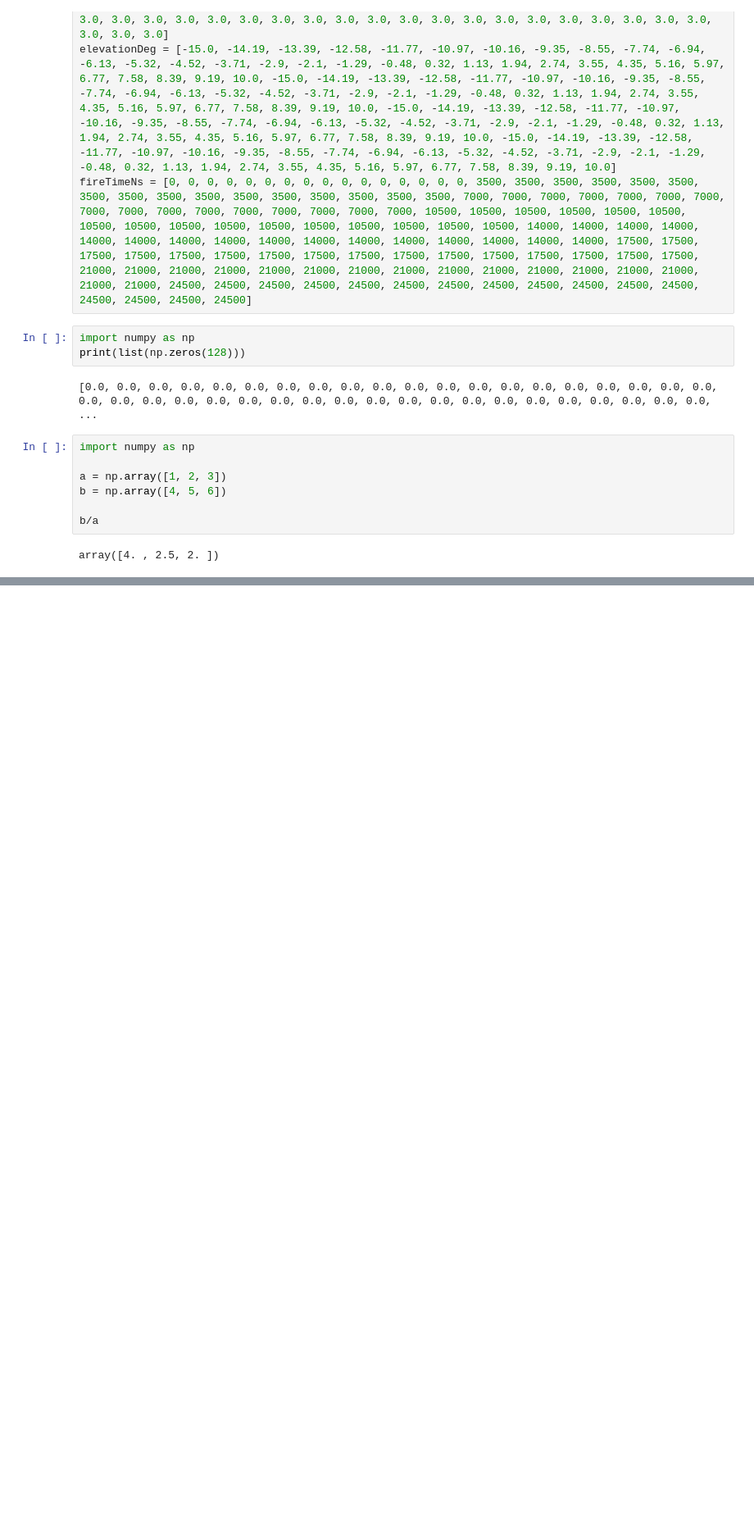
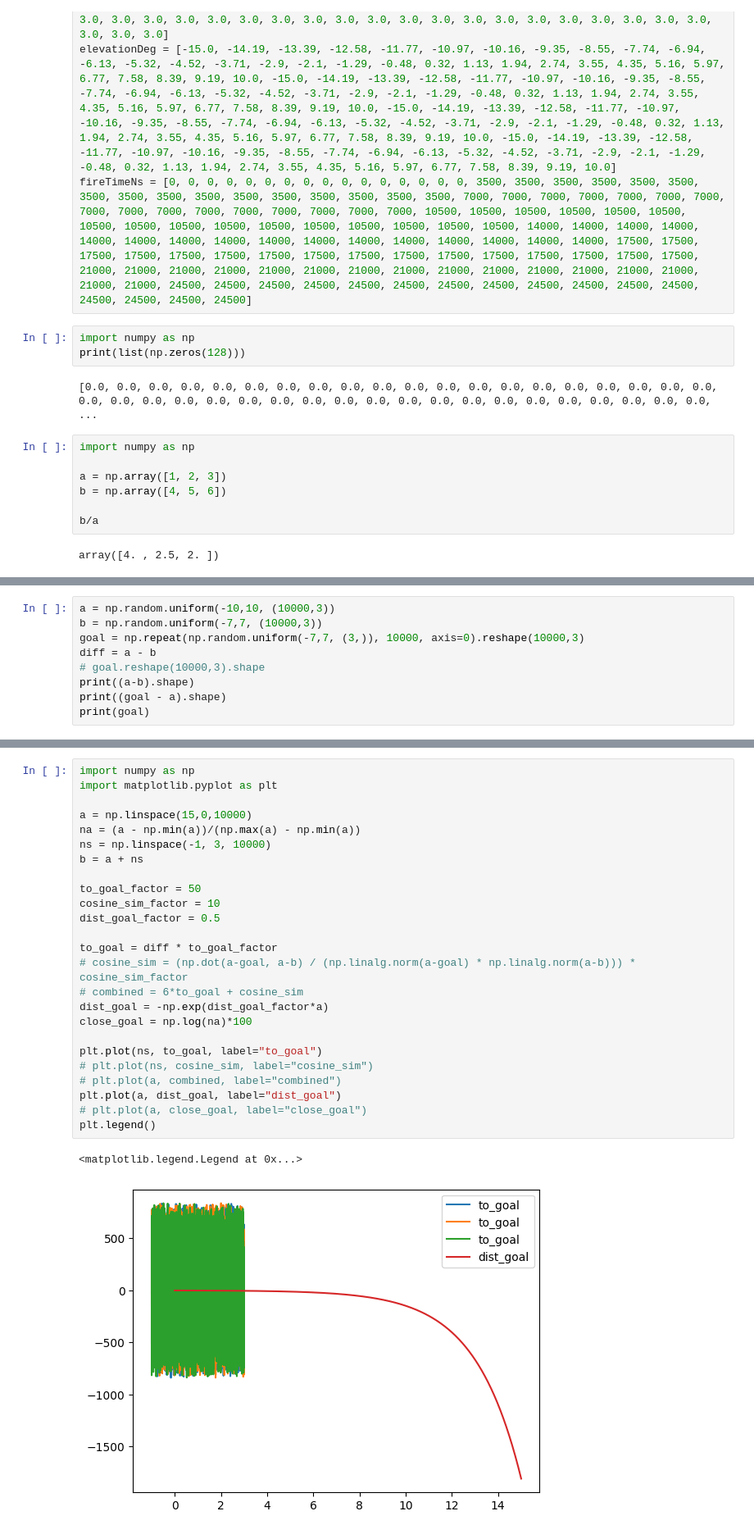
Before and after one commit to Rah-M14/Aerosim-Simulation-Zone, a Jupyter notebook: rough.ipynb, the cells around one changed output, grey strips where cells are left out. Shown at 82% size. Saved outputs shown, nothing was run; the diff lists cells and outputs as text; blank space fills up the shorter version.

```diff
--- a/rough.ipynb
+++ b/rough.ipynb
@@ -39,0 +123,9 @@ array([4. , 2.5, 2. ])
+# %%
+a = np.random.uniform(-10,10, (10000,3))
+b = np.random.uniform(-7,7, (10000,3))
+goal = np.repeat(np.random.uniform(-7,7, (3,)), 10000, axis=0).reshape(10000,3)
+diff = a - b
+# goal.reshape(10000,3).shape
+print((a-b).shape)
+print((goal - a).shape)
+print(goal)
@@ -39,0 +149,28 @@ array([4. , 2.5, 2. ])
+# %%
+import numpy as np
+import matplotlib.pyplot as plt
+
+a = np.linspace(15,0,10000)
+na = (a - np.min(a))/(np.max(a) - np.min(a))
+ns = np.linspace(-1, 3, 10000)
+b = a + ns
+
+to_goal_factor = 50
+cosine_sim_factor = 10
+dist_goal_factor = 0.5
+
+to_goal = diff * to_goal_factor
+# cosine_sim = (np.dot(a-goal, a-b) / (np.linalg.norm(a-goal) * np.linalg.norm(a-b))) * cosine_sim_factor
+# combined = 6*to_goal + cosine_sim
+dist_goal = -np.exp(dist_goal_factor*a)
+close_goal = np.log(na)*100
+
+plt.plot(ns, to_goal, label="to_goal")
+# plt.plot(ns, cosine_sim, label="cosine_sim")
+# plt.plot(a, combined, label="combined")
+plt.plot(a, dist_goal, label="dist_goal")
+# plt.plot(a, close_goal, label="close_goal")
+plt.legend()
+# %% [output]
+<matplotlib.legend.Legend at 0x...>
+[figure, added]
```
Also changed, not shown: parts of 15 cells of this notebook, 28 other files.
